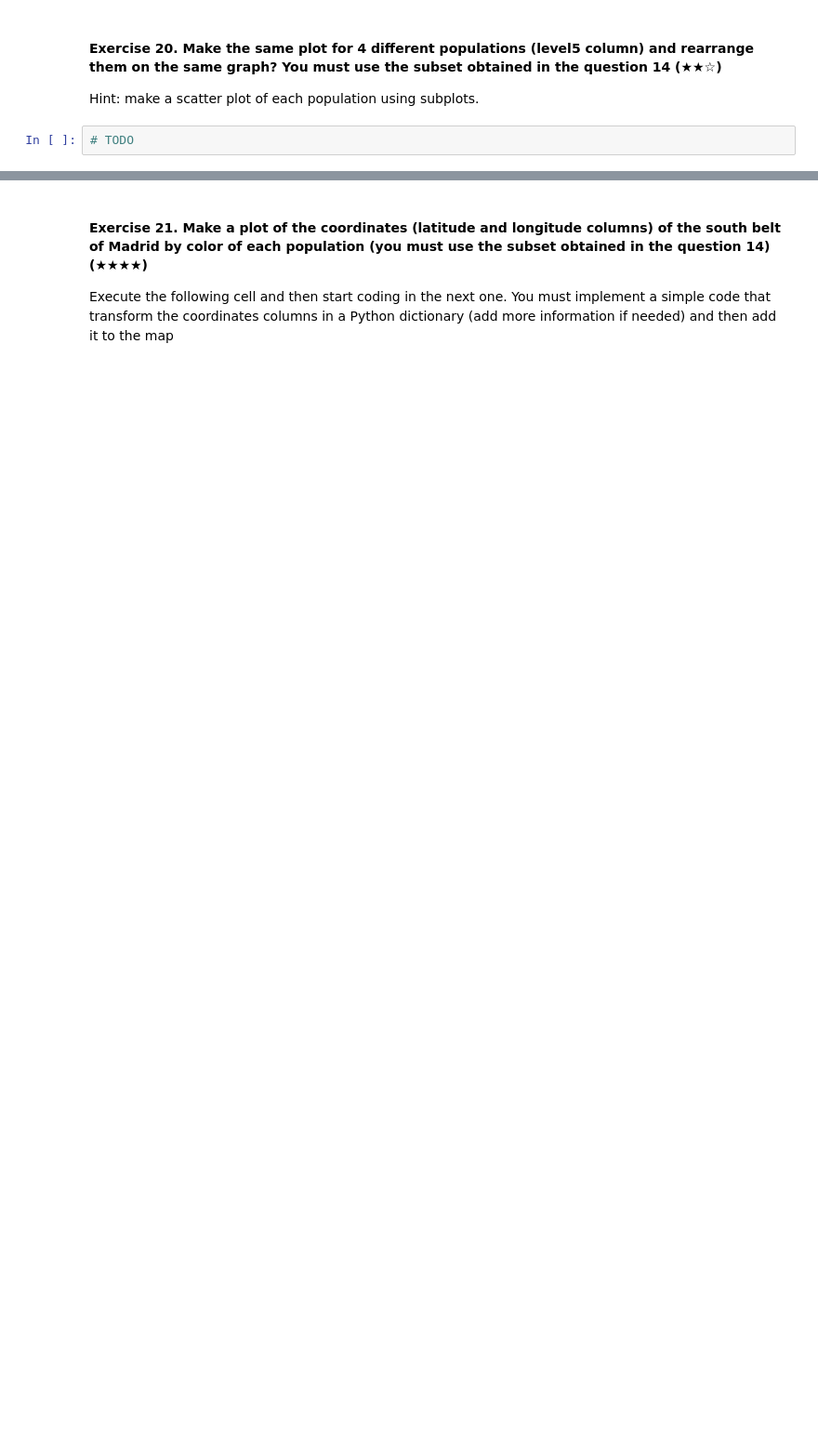
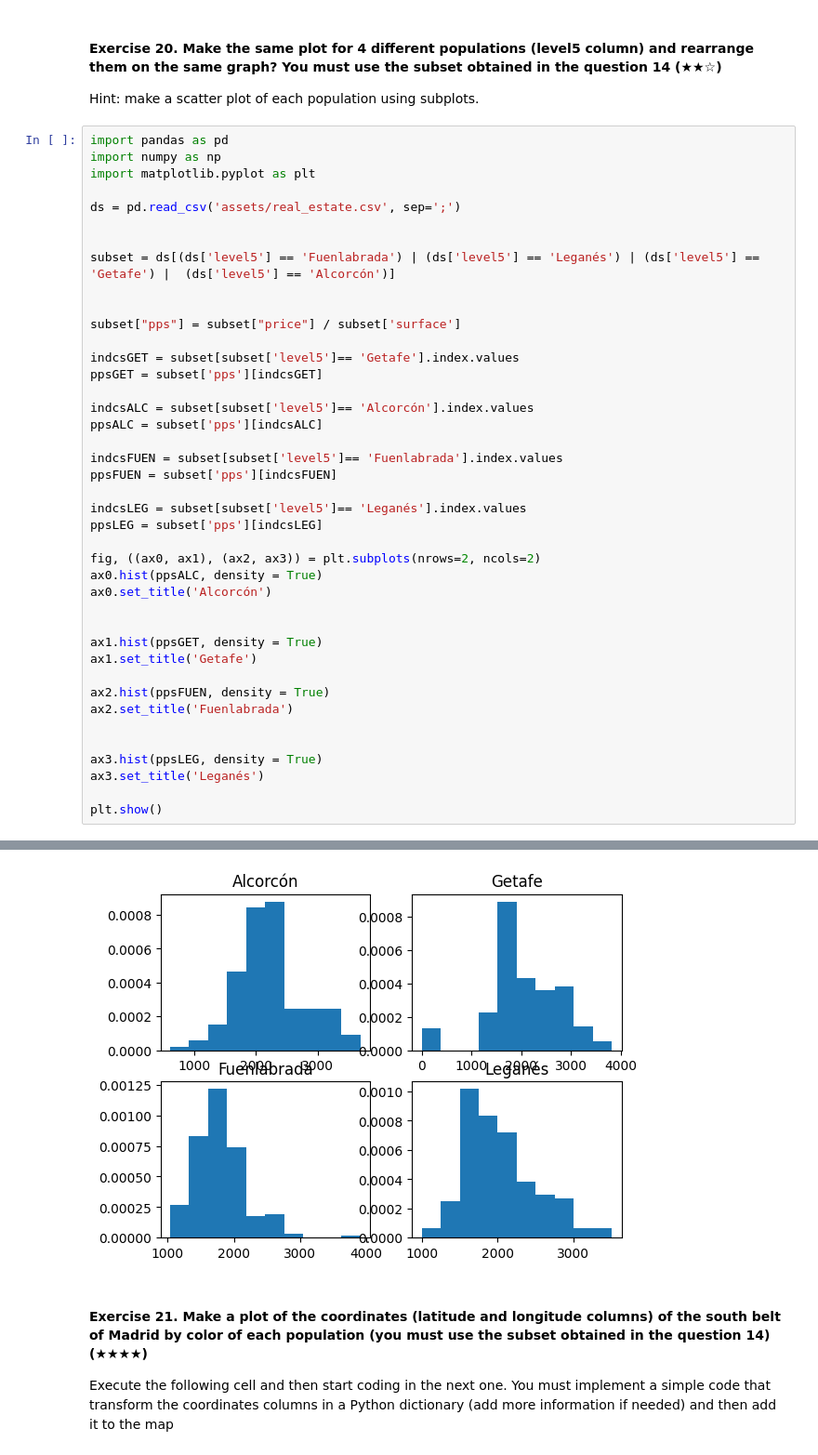
Before and after one commit to paulaechemendia/realestate-datacleanup-exercise, a Jupyter notebook: project.ipynb, the cells around one changed output, grey strips where cells are left out. Shown at 93% size. Cells and saved outputs as stored; diff of their text form; blank space fills up the shorter version.

```diff
--- a/project.ipynb
+++ b/project.ipynb
@@ -502,4 +561,44 @@ Hint: Create a new column called `pps` (price per square) and then analyse the v
 #### Exercise 20. Make the same plot for 4 different populations (level5 column) and rearrange them on the same graph? You must use the subset obtained in the question 14 (★★☆)
 Hint: make a scatter plot of each population using subplots.
 # %%
-# TODO
+import pandas as pd
+import numpy as np
+import matplotlib.pyplot as plt
+
+ds = pd.read_csv('assets/real_estate.csv', sep=';')
+
+
+subset = ds[(ds['level5'] == 'Fuenlabrada') | (ds['level5'] == 'Leganés') | (ds['level5'] == 'Getafe') |  (ds['level5'] == 'Alcorcón')]
+
+
+subset["pps"] = subset["price"] / subset['surface']
+
+indcsGET = subset[subset['level5']== 'Getafe'].index.values
+ppsGET = subset['pps'][indcsGET]
+
+indcsALC = subset[subset['level5']== 'Alcorcón'].index.values
+ppsALC = subset['pps'][indcsALC]
+
+indcsFUEN = subset[subset['level5']== 'Fuenlabrada'].index.values
+ppsFUEN = subset['pps'][indcsFUEN]
+
+indcsLEG = subset[subset['level5']== 'Leganés'].index.values
+ppsLEG = subset['pps'][indcsLEG]
+
+fig, ((ax0, ax1), (ax2, ax3)) = plt.subplots(nrows=2, ncols=2)
+ax0.hist(ppsALC, density = True)
+ax0.set_title('Alcorcón')
+
+
+ax1.hist(ppsGET, density = True)
+ax1.set_title('Getafe')
+
+ax2.hist(ppsFUEN, density = True)
+ax2.set_title('Fuenlabrada')
+
+
+ax3.hist(ppsLEG, density = True)
+ax3.set_title('Leganés')
+
+plt.show()
+# %% [output]
@@ -506,3 +610,4 @@ Hint: make a scatter plot of each population using subplots.
+[figure, added]
 # %% [markdown]
 #### Exercise 21. Make a plot of the coordinates (latitude and longitude columns) of the south belt of Madrid by color of each population (you must use the subset obtained in the question 14) (★★★★)
 
```
Also changed, not shown: parts of 6 cells of this notebook.
